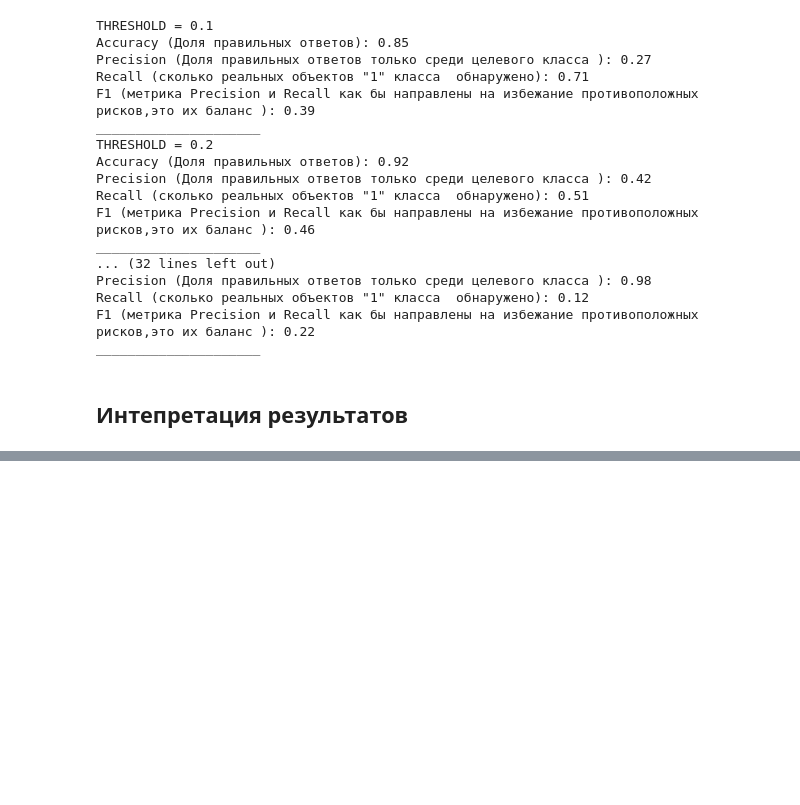
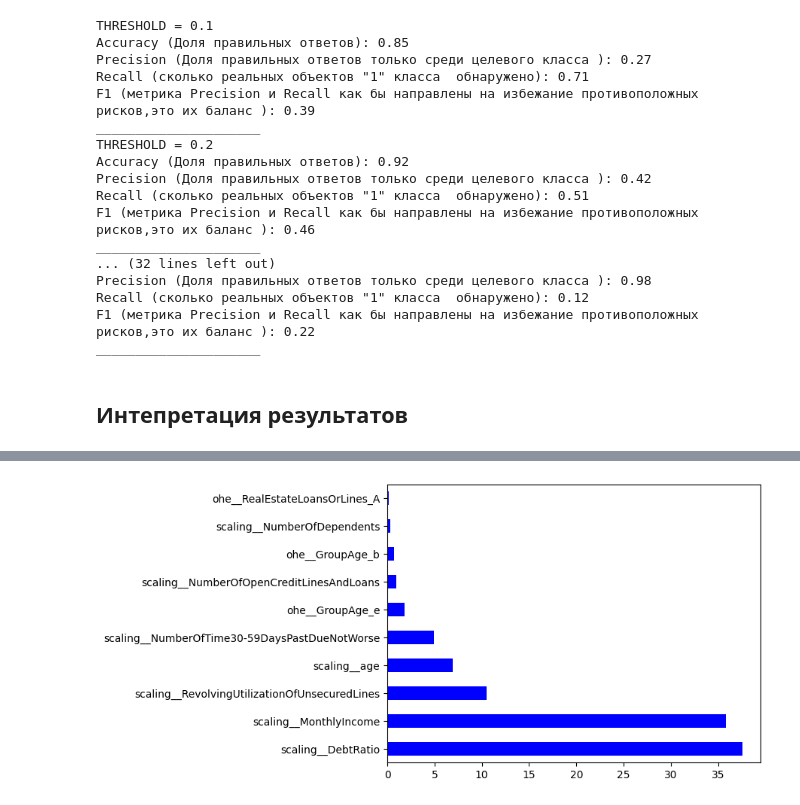
Before and after one commit to MogY23/HSE_project_credit_score_23, a Jupyter notebook: DS_for_nonDS.ipynb, the cells around one changed output, grey strips where cells are left out. Drawn from its saved outputs; the diff is of its cells as text; code cells hidden in the pictures; blank space fills up the shorter version.

```diff
--- a/DS_for_nonDS.ipynb
+++ b/DS_for_nonDS.ipynb
@@ -693,0 +788,5 @@ ValueError: ignored
+# %%
+pd.Series(gbm.feature_importances_, index=column_transformer.get_feature_names_out()).nlargest(10).plot(kind='barh',color='blue')
+plt.show()
+# %% [output]
+[figure, added]
```
Also changed, not shown: parts of 23 cells of this notebook.
